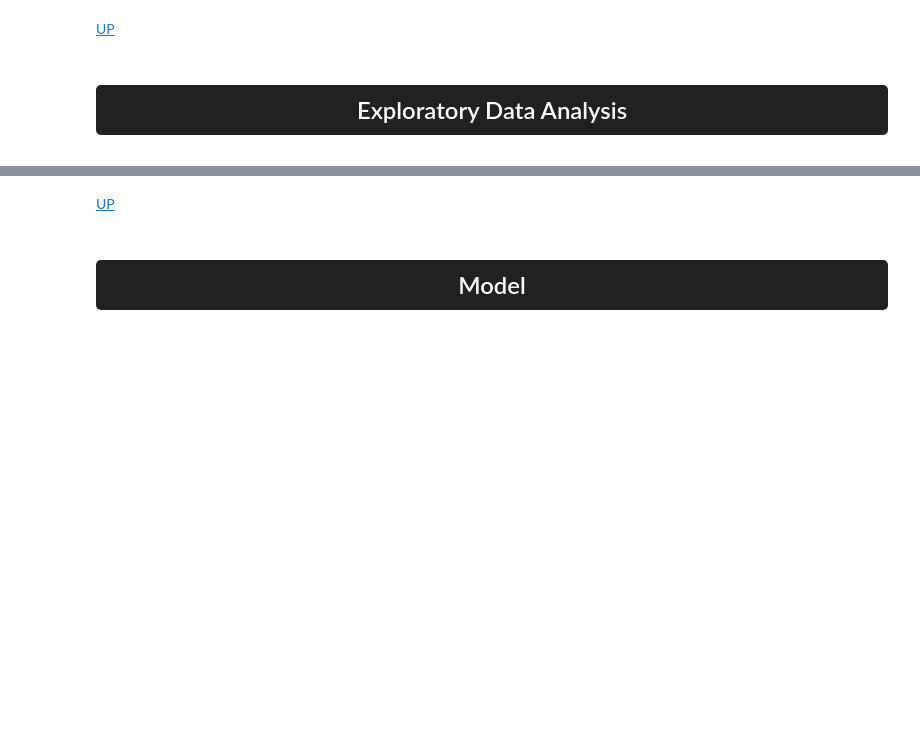
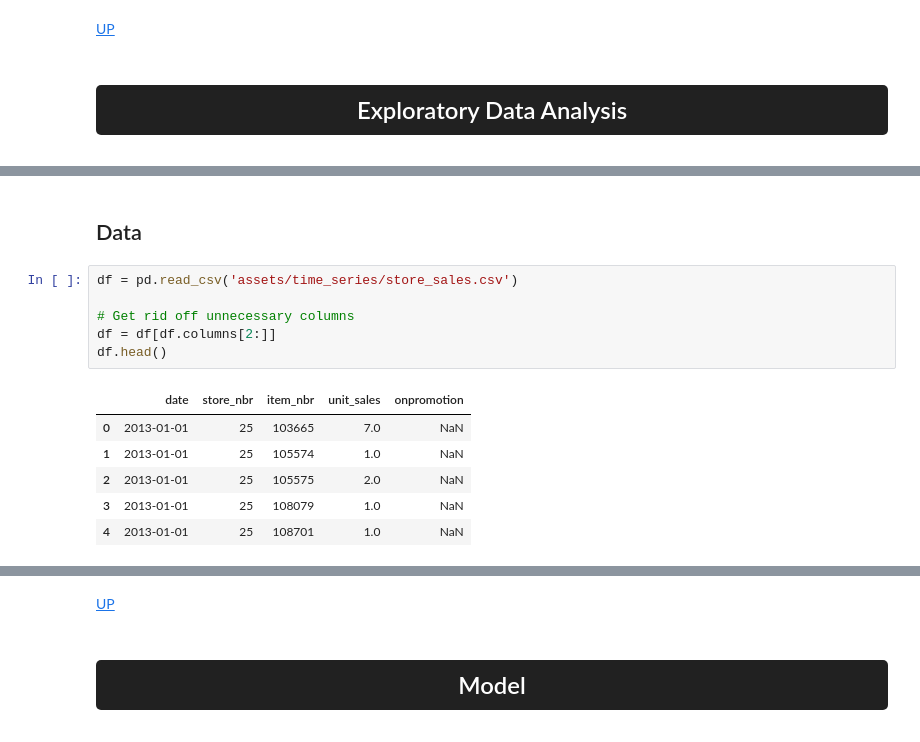
Before and after one commit to leopoldgerber/machine-learning-projects, a Jupyter notebook: time series - AR MA ARIMA.ipynb, the cells around one changed output, grey strips where cells are left out. Drawn from its saved outputs; the diff is of its cells as text; blank space fills up the shorter version.

```diff
--- a/time series - AR MA ARIMA.ipynb
+++ b/time series - AR MA ARIMA.ipynb
@@ -136,0 +154,15 @@ Couple of different **techniques to selecting models**:
+# %% [markdown]
+## Data
+# %%
+df = pd.read_csv('assets/time_series/store_sales.csv')
+
+# Get rid off unnecessary columns
+df = df[df.columns[2:]]
+df.head()
+# %% [output]
+|  | date | store_nbr | item_nbr | unit_sales | onpromotion |
+| 0 | 2013-01-01 | 25 | 103665 | 7.0 | NaN |
+| 1 | 2013-01-01 | 25 | 105574 | 1.0 | NaN |
+| 2 | 2013-01-01 | 25 | 105575 | 2.0 | NaN |
+| 3 | 2013-01-01 | 25 | 108079 | 1.0 | NaN |
+| 4 | 2013-01-01 | 25 | 108701 | 1.0 | NaN |
```
Also changed, not shown: parts of 11 cells of this notebook.
